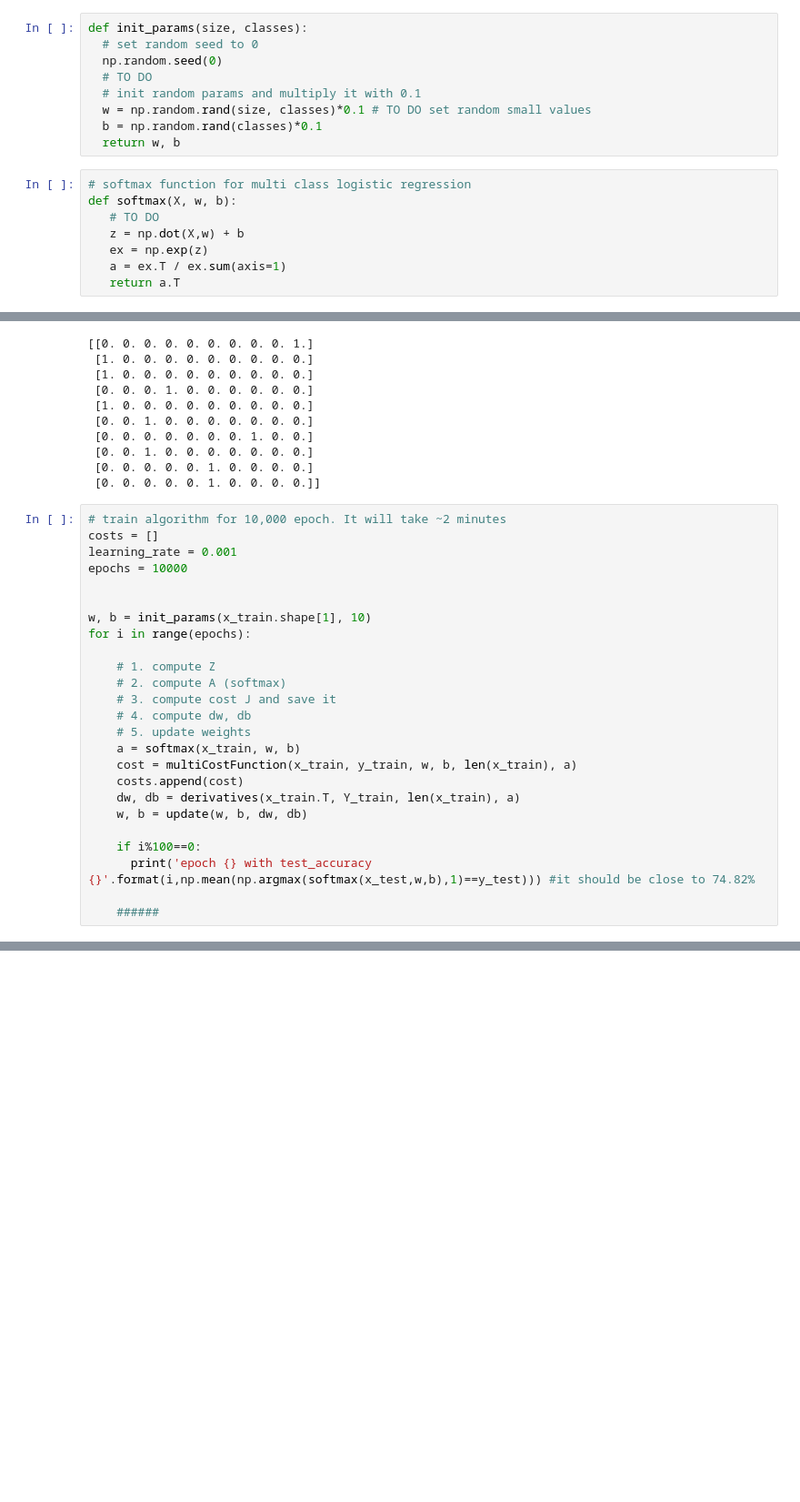
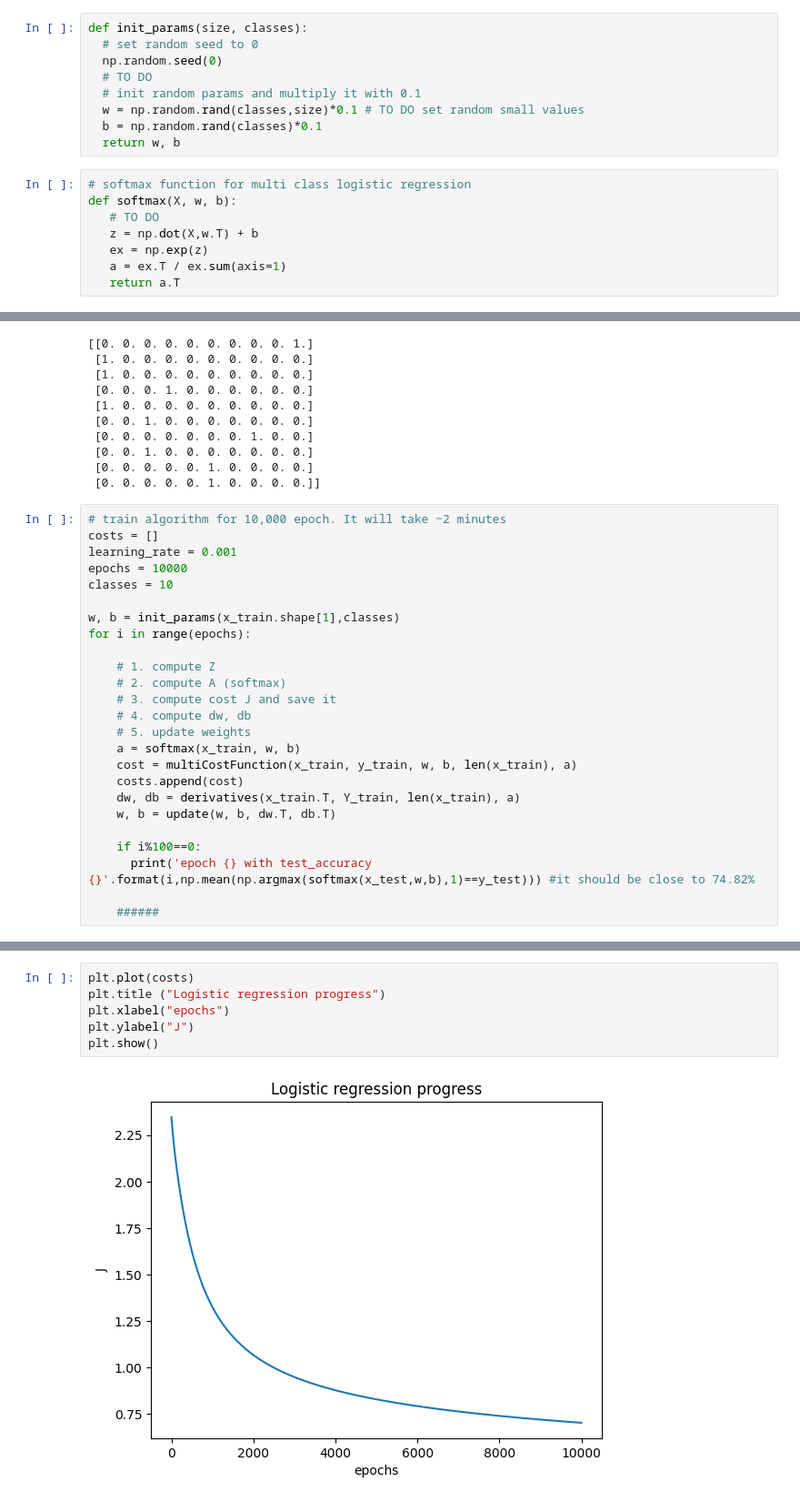
Before and after one commit to ounospanas/AIDL_A_02, a Jupyter notebook: notebooks_solutions/AIDL_A02_logistic_regression_solution.ipynb, the cells around one changed output, grey strips where cells are left out. Shown at 91% size. Cells and saved outputs as stored; diff of their text form; blank space fills up the shorter version.

```diff
--- a/notebooks_solutions/AIDL_A02_logistic_regression_solution.ipynb
+++ b/notebooks_solutions/AIDL_A02_logistic_regression_solution.ipynb
@@ -260,14 +250,14 @@ def init_params(size, classes):
   np.random.seed(0)
   # TO DO
   # init random params and multiply it with 0.1
-  w = np.random.rand(size, classes)*0.1 # TO DO set random small values
+  w = np.random.rand(classes,size)*0.1 # TO DO set random small values
   b = np.random.rand(classes)*0.1
   return w, b
 # %%
 # softmax function for multi class logistic regression
 def softmax(X, w, b):
    # TO DO
-   z = np.dot(X,w) + b
+   z = np.dot(X,w.T) + b
    ex = np.exp(z)
    a = ex.T / ex.sum(axis=1)
    return a.T
@@ -323,9 +313,9 @@ print(Y_train[:10])
 costs = []
 learning_rate = 0.001
 epochs = 10000
+classes = 10
 
-
-w, b = init_params(x_train.shape[1], 10)
+w, b = init_params(x_train.shape[1],classes)
 for i in range(epochs):
 
     # 1. compute Z
@@ -337,7 +327,7 @@ for i in range(epochs):
     cost = multiCostFunction(x_train, y_train, w, b, len(x_train), a)
     costs.append(cost)
     dw, db = derivatives(x_train.T, Y_train, len(x_train), a)
-    w, b = update(w, b, dw, db)
+    w, b = update(w, b, dw.T, db.T)
 
     if i%100==0:
       print('epoch {} with test_accuracy {}'.format(i,np.mean(np.argmax(softmax(x_test,w,b),1)==y_test))) #it should be close to 74.82%
@@ -363,0 +354,8 @@ epoch 9900 with test_accuracy 0.7482
+# %%
+plt.plot(costs)
+plt.title ("Logistic regression progress")
+plt.xlabel("epochs")
+plt.ylabel("J")
+plt.show()
+# %% [output]
+[figure, added]
```
Also changed, not shown: parts of 13 cells of this notebook.
